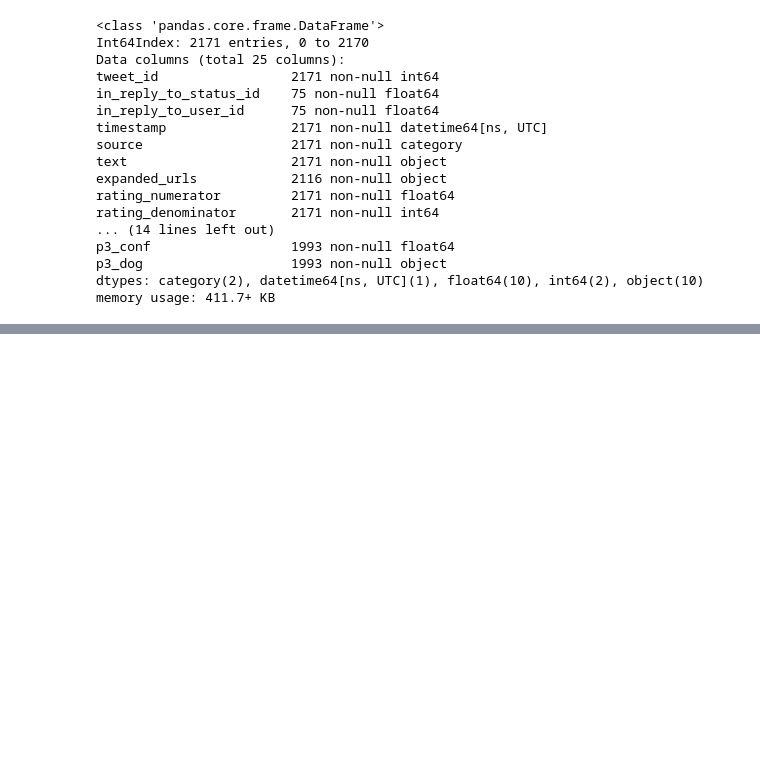
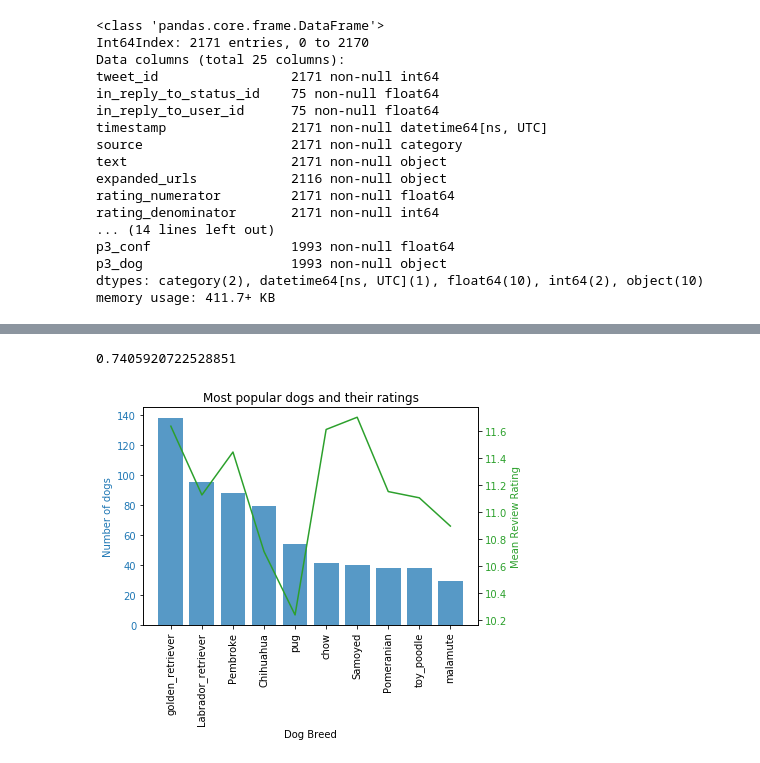
Before and after one commit to srinivasayer4/Udacity-WeRateDogs-project, a Jupyter notebook: Udacity Project_We Rate Dogs Analysis.ipynb, the cells around one changed output, grey strips where cells are left out. Cells and saved outputs as stored; diff of their text form; code cells hidden in the pictures; blank space fills up the shorter version.

```diff
--- a/Udacity Project_We Rate Dogs Analysis.ipynb
+++ b/Udacity Project_We Rate Dogs Analysis.ipynb
@@ -849,0 +935,32 @@ memory usage: 411.7+ KB
+# %%
+# Finding the percent of correct guesses for the neural network algorithm
+master.p1_dog.mean()
+# %% [output]
+0.7405920722528851
+# %%
+# Finding the 10 most common breeds of the dog which the algorith correctly predicted
+temp_series= master.query('p1_dog==True')['p1'].value_counts().head(10)
+temp_series
+
+# Finding the average rating for the 10 most common dog breeds
+temp_series2= master.query('p1_dog==True').groupby(by='p1').mean().loc[temp_series.index, 'rating']
+
+# Plotting a barplot of the most common dog breeds
+fig, ax1 = plt.subplots()
+
+color = 'tab:blue'
+ax1.set_xlabel('Dog Breed')
+ax1.set_ylabel('Number of dogs', color=color)
+ax1.bar(temp_series.index,temp_series, color= color, alpha= 0.75)
+ax1.tick_params(axis='y', labelcolor=color)
+ax1.tick_params(axis='x',rotation=90)
+
+ax2 = ax1.twinx()  # instantiate a second axes that shares the same x-axis
+
+color = 'tab:green'
+ax2.set_ylabel('Mean Review Rating', color=color)  # we already handled the x-label with ax1
+ax2.plot(temp_series2.index,temp_series2, color= color)
+ax2.tick_params(axis='y', labelcolor=color)
+ax2.set_title('Most popular dogs and their ratings');
+# %% [output]
+[figure, added]
```
Also changed, not shown: parts of 23 cells of this notebook.
